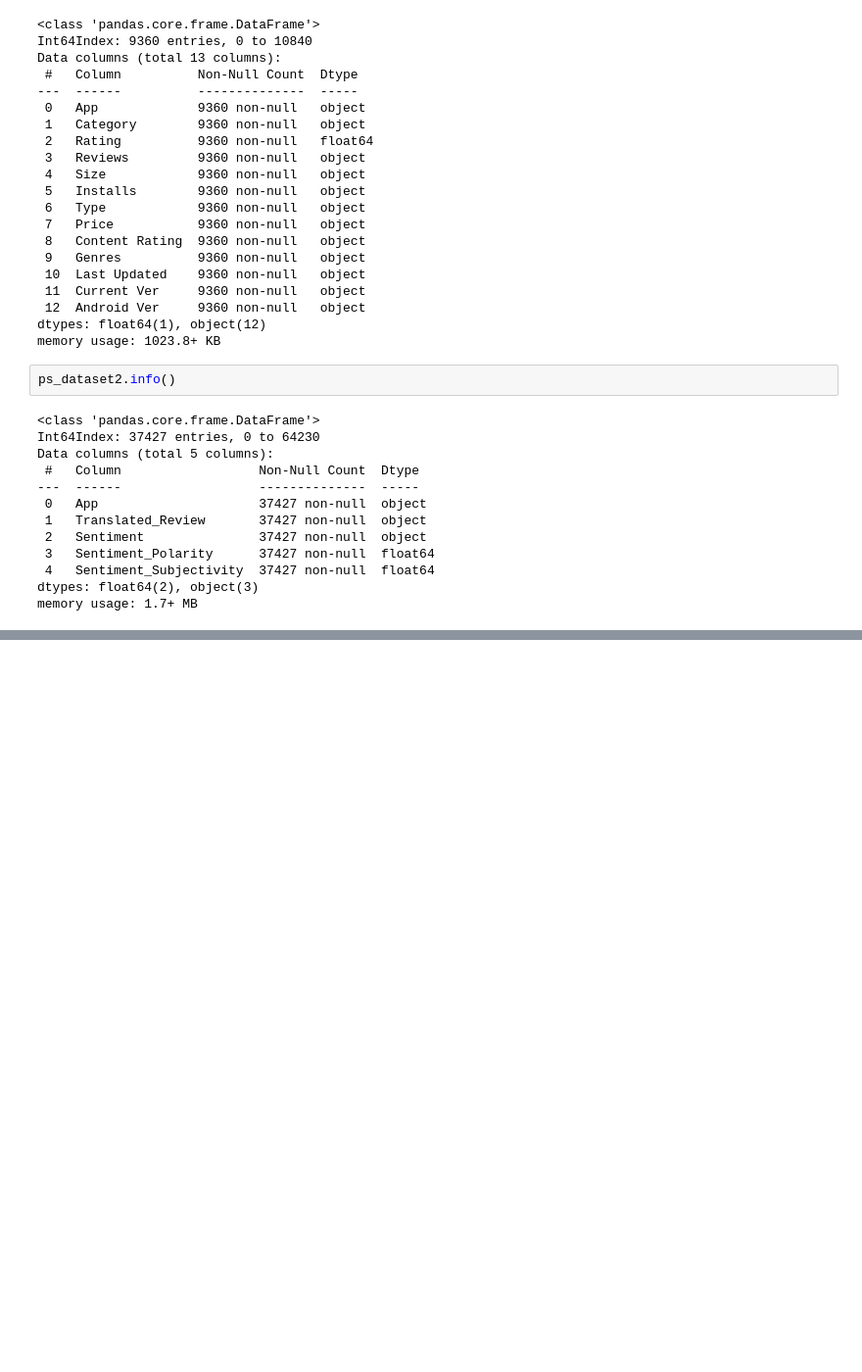
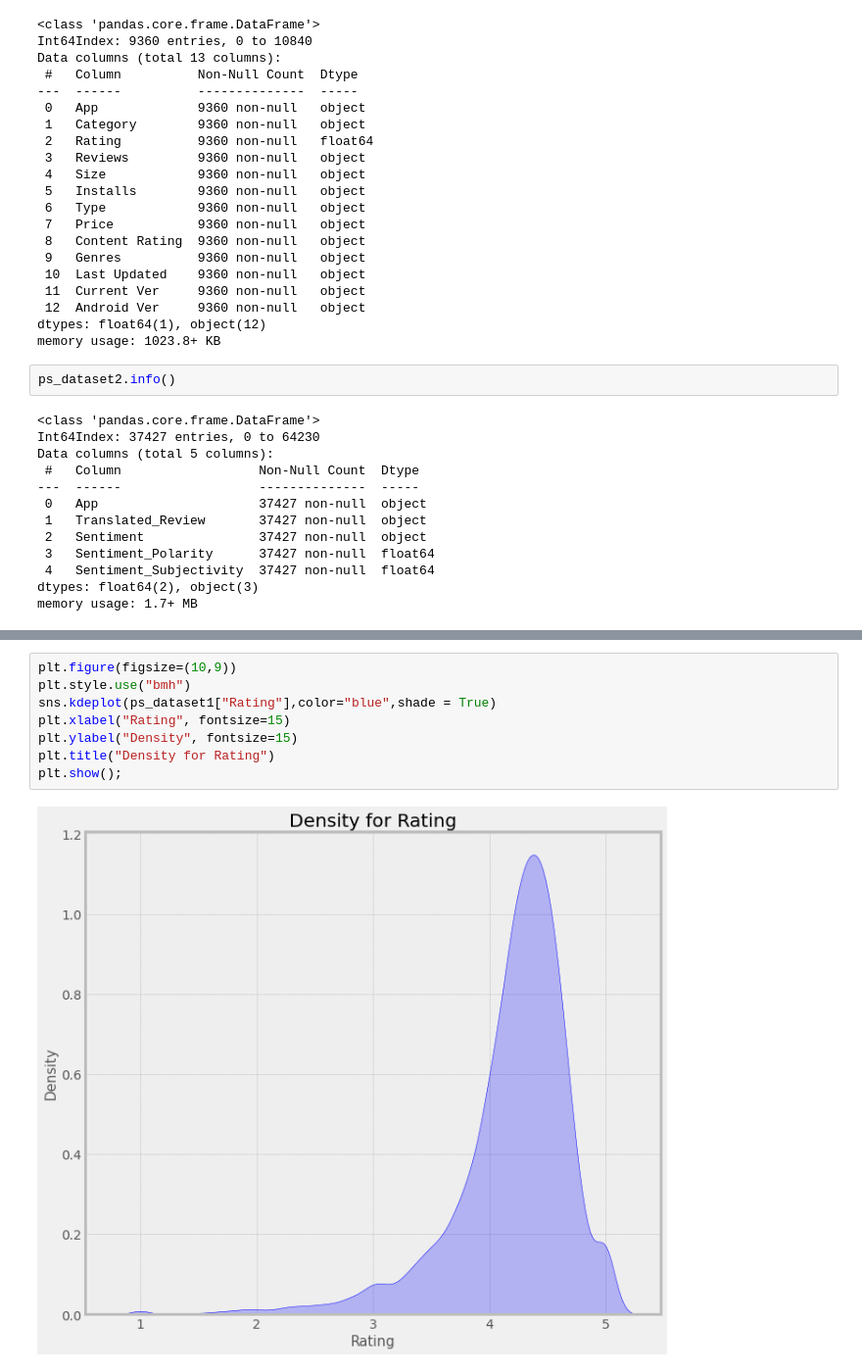
Before and after one commit to Sanketkamble01/Playstore-app-review-analysis, a Jupyter notebook: Individual_Notebook_Play_Store_App_Review_Analysis_Capstone_Project.ipynb, the cells around one changed output, grey strips where cells are left out. Shown at 98% size. Cells and saved outputs as stored; diff of their text form; blank space fills up the shorter version.

```diff
--- a/Individual_Notebook_Play_Store_App_Review_Analysis_Capstone_Project.ipynb
+++ b/Individual_Notebook_Play_Store_App_Review_Analysis_Capstone_Project.ipynb
@@ -141,0 +260,10 @@ Total number of dublicate apps in play store data is:  1170
+# %%
+plt.figure(figsize=(10,9))
+plt.style.use("bmh")
+sns.kdeplot(ps_dataset1["Rating"],color="blue",shade = True)
+plt.xlabel("Rating", fontsize=15)
+plt.ylabel("Density", fontsize=15)
+plt.title("Density for Rating")
+plt.show();
+# %% [output]
+[figure, added]
```
Also changed, not shown: parts of 57 cells of this notebook.
